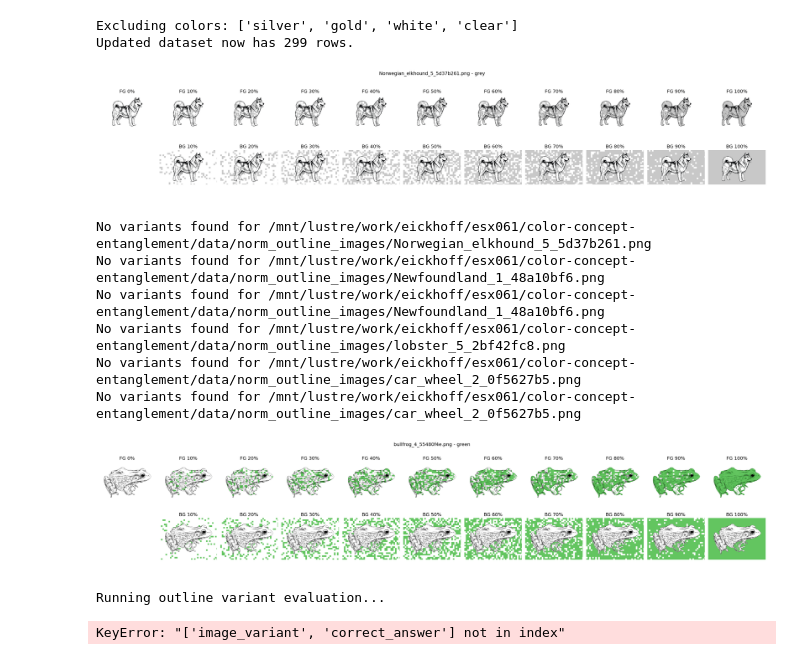
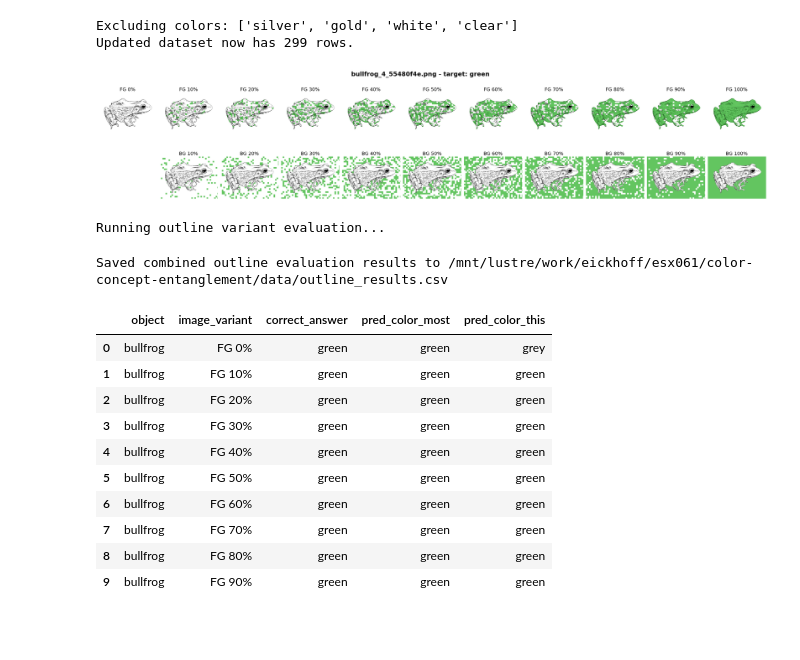
Before and after one commit to jonnemi/color-concept-entanglement, a Jupyter notebook: test_MLLMs.ipynb, the cells around one changed output. Cells and saved outputs as stored; diff of their text form; code cells hidden in the pictures; blank space fills up the shorter version.

```diff
--- a/test_MLLMs.ipynb
+++ b/test_MLLMs.ipynb
@@ -269,17 +192,10 @@ def show_variants_grid(image_path: str, target_color: str, out_root: Path = colo
 # %%
 for idx, row in df.head().iterrows():
     target_colors = ast.literal_eval(row['correct_answer'])
     for tcol in target_colors:
-        show_variants_grid(row['image_path'], tcol)
+        show_variants_grid(row['image_path'], tcol, color_outlines)
 # %% [output]
-[figure, old version]
+[figure, new version]
-No variants found for /mnt/lustre/work/eickhoff/esx061/color-concept-entanglement/data/norm_outline_images/Norwegian_elkhound_5_5d37b261.png
-No variants found for /mnt/lustre/work/eickhoff/esx061/color-concept-entanglement/data/norm_outline_images/Newfoundland_1_48a10bf6.png
-No variants found for /mnt/lustre/work/eickhoff/esx061/color-concept-entanglement/data/norm_outline_images/Newfoundland_1_48a10bf6.png
-No variants found for /mnt/lustre/work/eickhoff/esx061/color-concept-entanglement/data/norm_outline_images/lobster_5_2bf42fc8.png
-No variants found for /mnt/lustre/work/eickhoff/esx061/color-concept-entanglement/data/norm_outline_images/car_wheel_2_0f5627b5.png
-No variants found for /mnt/lustre/work/eickhoff/esx061/color-concept-entanglement/data/norm_outline_images/car_wheel_2_0f5627b5.png
-[figure, removed]
 # %%
 df = df[df["object"] == "bullfrog"]
 # %%
@@ -299,7 +215,7 @@ def variant_label(p: Path):
 
 
 # Main evaluation of color outline variants
-outline_results = []
+preds = []
 
 print("Running outline variant evaluation...")
 
@@ -319,8 +235,7 @@ for _, row in tqdm(df.iterrows(), total=len(df), desc="Evaluating objects"):
             "image_path": [str(p) for p in variants],
             "image_variant": [variant_label(p) for p in variants],
             "object": [object_name] * len(variants),
-            "correct_answer": [target_color] * len(variants),
-            "image_type": ["variant"] * len(variants),
+            "correct_answer": [target_color] * len(variants)
         })
 
         # Run both "most" and "this" question types on all variants
@@ -332,20 +247,30 @@ for _, row in tqdm(df.iterrows(), total=len(df), desc="Evaluating objects"):
             batch_size=1,
             mode="both"
         )
-
         df_eval = df_eval[["object", "image_variant", "correct_answer", "pred_color_most", "pred_color_this"]]
-        outline_results.append(df_eval)
+        preds.append(df_eval)
 
         torch.cuda.empty_cache()
         torch.cuda.ipc_collect()
         gc.collect()
 
-df_outline = pd.concat(outline_results, ignore_index=True)
+pred_color_df = pd.concat(preds, ignore_index=True)
 
 out_path = data_folder / "outline_results.csv"
-df_outline.to_csv(out_path, index=False)
+pred_color_df.to_csv(out_path, index=False)
 print(f"Saved combined outline evaluation results to {out_path}")
-display(df_outline.head())
+display(pred_color_df.head(10))
 # %% [output]
 Running outline variant evaluation...
-KeyError: "['image_variant', 'correct_answer'] not in index"
+Saved combined outline evaluation results to /mnt/lustre/work/eickhoff/esx061/color-concept-entanglement/data/outline_results.csv
+|  | object | image_variant | correct_answer | pred_color_most | pred_color_this |
+| 0 | bullfrog | FG 0% | green | green | grey |
+| 1 | bullfrog | FG 10% | green | green | green |
+| 2 | bullfrog | FG 20% | green | green | green |
+| 3 | bullfrog | FG 30% | green | green | green |
+| 4 | bullfrog | FG 40% | green | green | green |
+| 5 | bullfrog | FG 50% | green | green | green |
+| 6 | bullfrog | FG 60% | green | green | green |
+| 7 | bullfrog | FG 70% | green | green | green |
+| 8 | bullfrog | FG 80% | green | green | green |
+| 9 | bullfrog | FG 90% | green | green | green |
```
Also changed, not shown: parts of 10 cells of this notebook, 2 other files.
